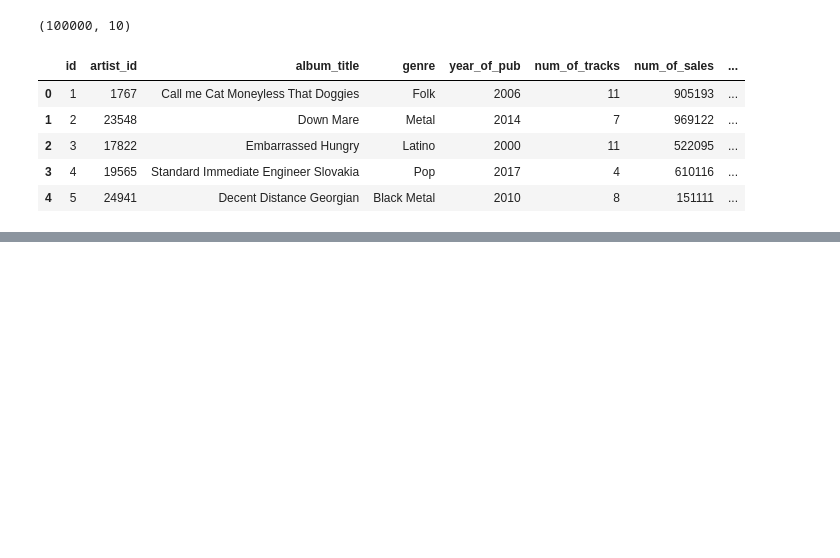
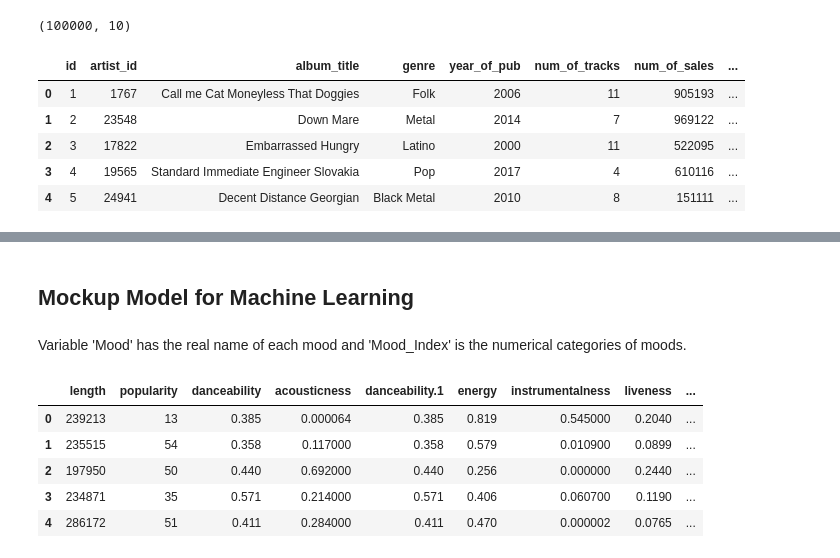
Before and after one commit to gabalita/music_analysis, a Jupyter notebook: notebook/dataset.ipynb, the cells around one changed output, grey strips where cells are left out. Cells and saved outputs as stored; diff of their text form; code cells hidden in the pictures; blank space fills up the shorter version.

Commit message:
add mockup dataset

```diff
--- a/notebook/dataset.ipynb
+++ b/notebook/dataset.ipynb
@@ -1,7 +1,8 @@
 # %%
 import pandas as pd
+
 #main dataset example
-music_df = pd.read_csv("../spotify_gabby.csv")
+spotify_mockup_df = pd.read_csv("../spotify_gabby.csv")
 #backup dataset
 albums_df = pd.read_csv("../dataset/albums.csv")
 artist_df = pd.read_csv("../dataset/artists.csv")
@@ -40,0 +46,17 @@ artist_df.head(5)
+# %%
+Mood = ['Dark','Relaxing','Energetic','Happy','Aggressive']
+from random import seed
+from random import randint
+import numpy as np
+seed(1)
+Mood_mockup = ["NA"]*spotify_mockup_df.shape[0]
+list_value = np.arange(100)
+for i in list(range(100)):
+    list_value[i] = randint(0,4)
+    Mood_mockup[i] = Mood[list_value[i]]
+Mood_mockup_df = pd.DataFrame(Mood_mockup,columns=['Mood'])
+Mood_Index_mockup_df = pd.DataFrame(list_value,columns=['Mood_Index'])
+# %%
+spotify_mockup_df = spotify_mockup_df.merge(Mood_mockup_df,right_index=True,left_index=True)
+spotify_mockup_df = spotify_mockup_df.merge(Mood_Index_mockup_df,right_index=True,left_index=True)
+spotify_mockup_df.head()
@@ -40,0 +70,15 @@ artist_df.head(5)
+# %% [markdown]
+## Mockup Model for Machine Learning
+# %% [markdown]
+Variable 'Mood' has the real name of each mood and 'Mood_Index' is the numerical categories of moods.
+# %%
+# Remove some non-numerical variables
+spotify_mockup_df_cleaned = spotify_mockup_df.drop(labels=['Unnamed: 0','name','album','artist','release_date'],axis=1)
+spotify_mockup_df_cleaned.head()
+# %% [output]
+|  | length | popularity | danceability | acousticness | danceability.1 | energy | instrumentalness | liveness | ... |
+| 0 | 239213 | 13 | 0.385 | 0.000064 | 0.385 | 0.819 | 0.545000 | 0.2040 | ... |
+| 1 | 235515 | 54 | 0.358 | 0.117000 | 0.358 | 0.579 | 0.010900 | 0.0899 | ... |
+| 2 | 197950 | 50 | 0.440 | 0.692000 | 0.440 | 0.256 | 0.000000 | 0.2440 | ... |
+| 3 | 234871 | 35 | 0.571 | 0.214000 | 0.571 | 0.406 | 0.060700 | 0.1190 | ... |
+| 4 | 286172 | 51 | 0.411 | 0.284000 | 0.411 | 0.470 | 0.000002 | 0.0765 | ... |
```
Also changed, not shown: parts of 25 cells of this notebook.
